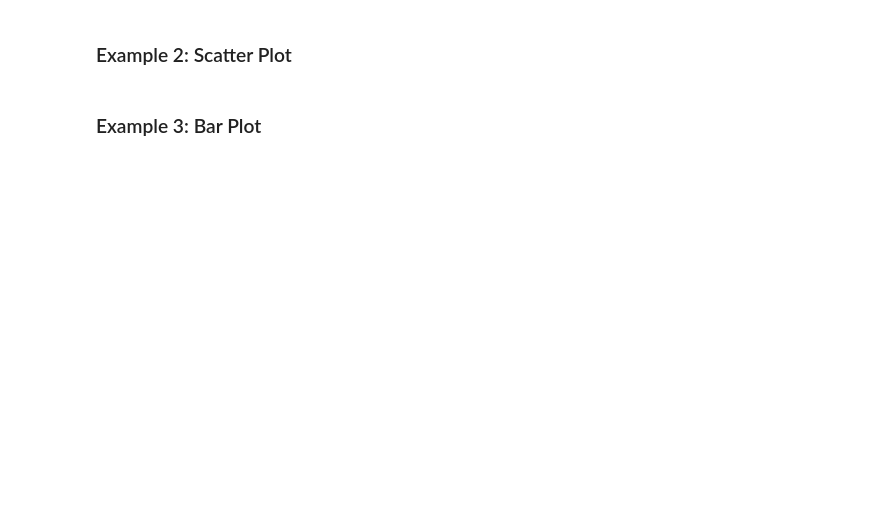
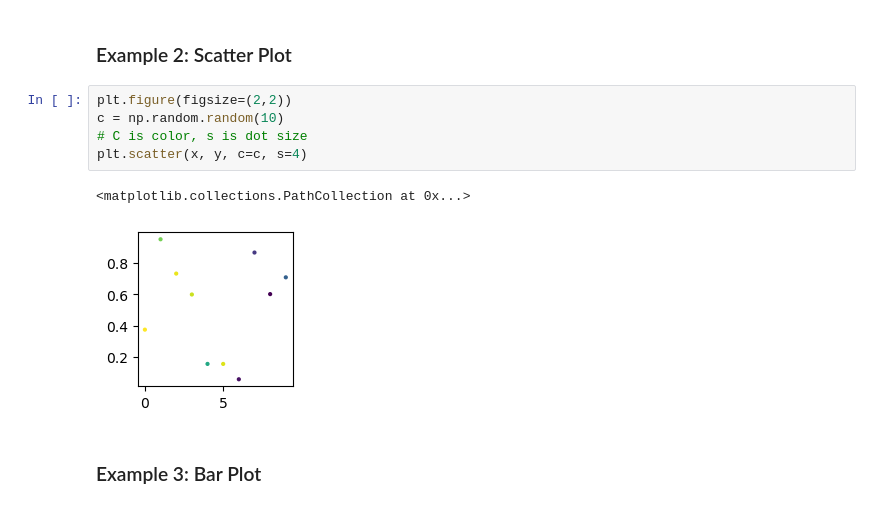
Before and after one commit to anki-xyz/beginner2026, a Jupyter notebook: notebooks/Day 3 - Introduction to numpy, pandas and matplotlib.ipynb, the cells around one changed output. Saved outputs shown, nothing was run; the diff lists cells and outputs as text; blank space fills up the shorter version.

```diff
--- a/notebooks/Day 3 - Introduction to numpy, pandas and matplotlib.ipynb
+++ b/notebooks/Day 3 - Introduction to numpy, pandas and matplotlib.ipynb
@@ -128,4 +317,12 @@ Name: 0, dtype: object
 # %% [markdown]
 ### Example 2: Scatter Plot
+# %%
+plt.figure(figsize=(2,2))
+c = np.random.random(10)
+# C is color, s is dot size
+plt.scatter(x, y, c=c, s=4)
+# %% [output]
+<matplotlib.collections.PathCollection at 0x...>
+[figure, added]
 # %% [markdown]
 ### Example 3: Bar Plot
```
Also changed, not shown: parts of 50 cells of this notebook, 9 other files.
